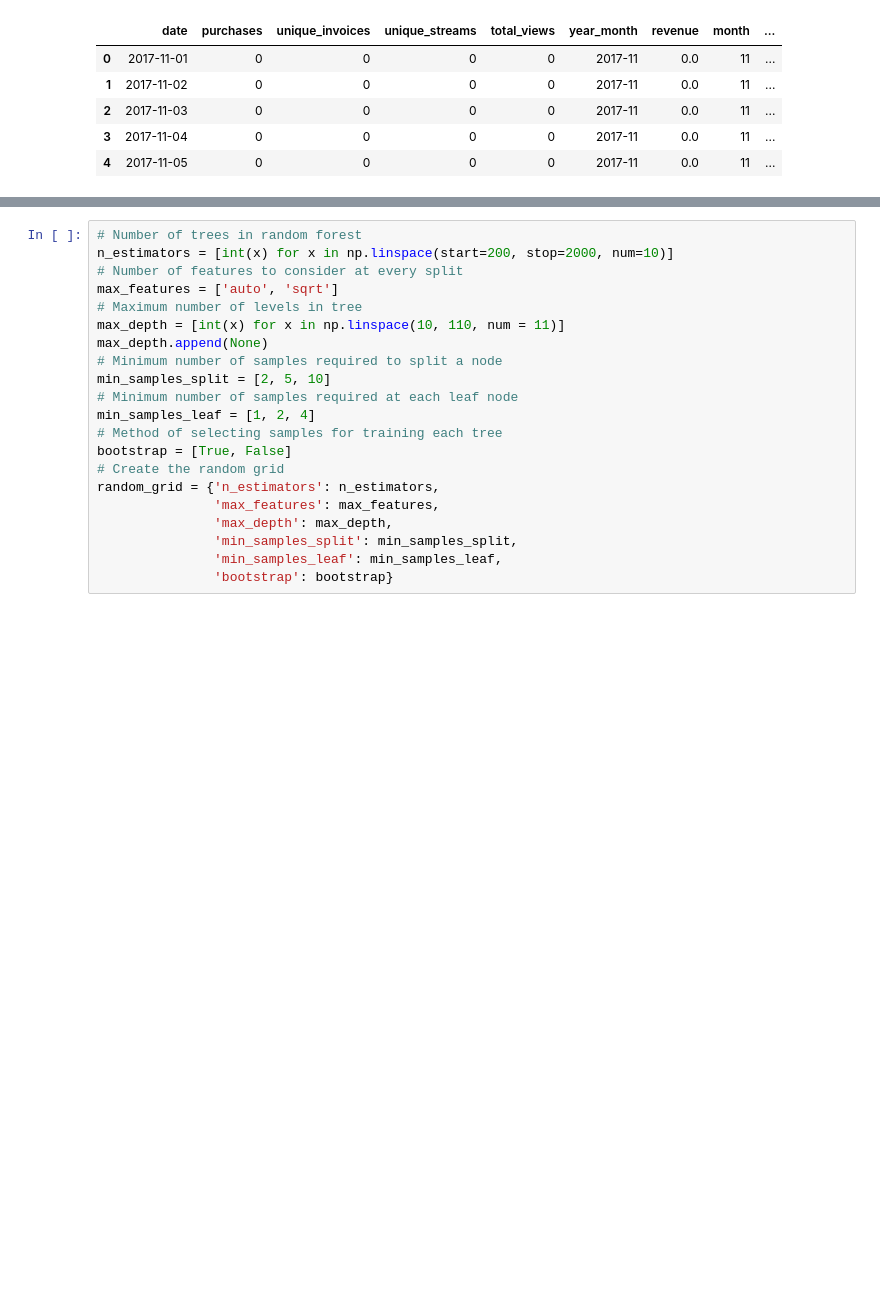
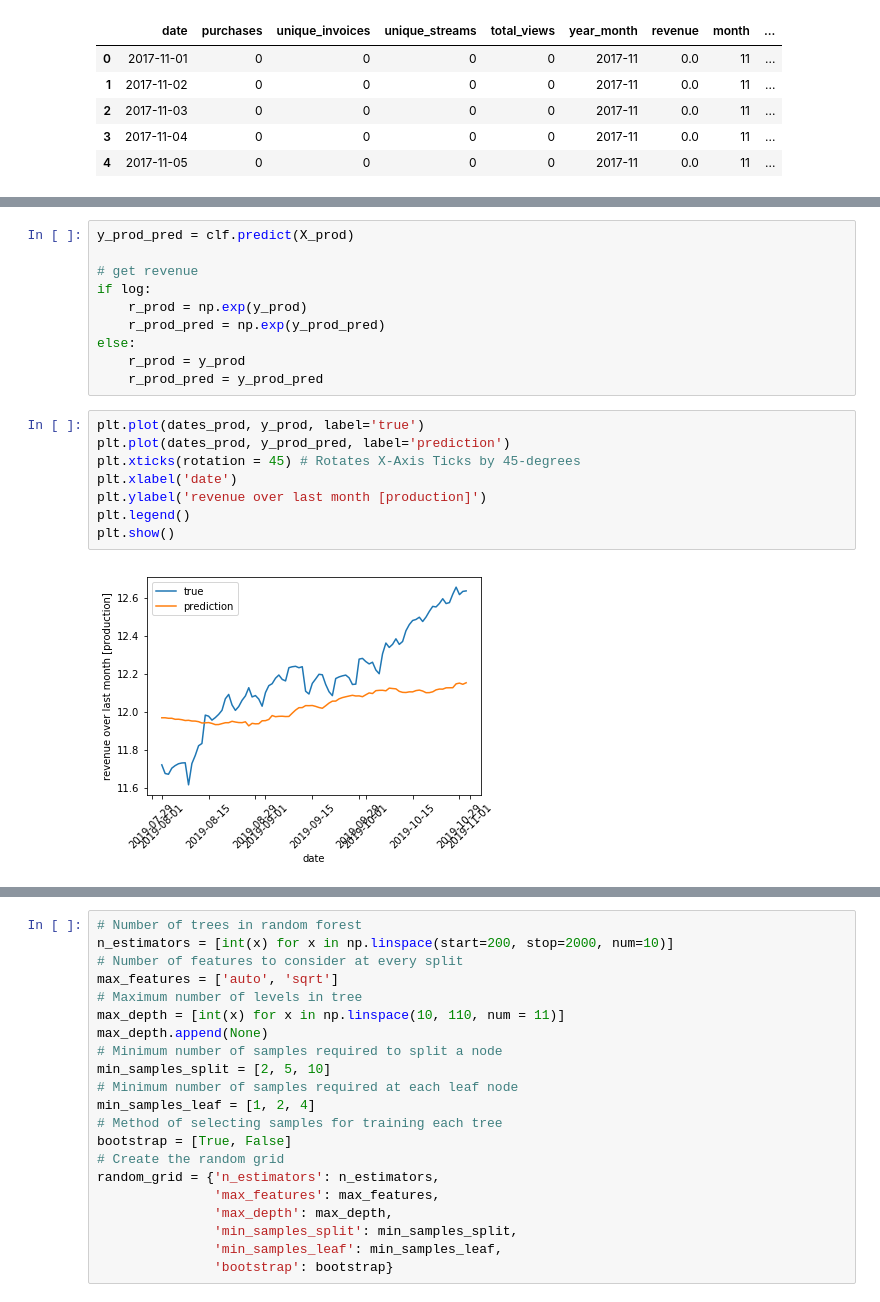
Before and after one commit to quillan86/ai-workflow-capstone, a Jupyter notebook: notebooks/model.ipynb, the cells around one changed output, grey strips where cells are left out. Drawn from its saved outputs; the diff is of its cells as text; blank space fills up the shorter version.

```diff
--- a/notebooks/model.ipynb
+++ b/notebooks/model.ipynb
@@ -363,0 +406,20 @@ print(dfi_train.shape, X_train.shape)
+# %%
+y_prod_pred = clf.predict(X_prod)
+
+# get revenue
+if log:
+    r_prod = np.exp(y_prod)
+    r_prod_pred = np.exp(y_prod_pred)
+else:
+    r_prod = y_prod
+    r_prod_pred = y_prod_pred
+# %%
+plt.plot(dates_prod, y_prod, label='true')
+plt.plot(dates_prod, y_prod_pred, label='prediction')
+plt.xticks(rotation = 45) # Rotates X-Axis Ticks by 45-degrees
+plt.xlabel('date')
+plt.ylabel('revenue over last month [production]')
+plt.legend()
+plt.show()
+# %% [output]
+[figure, added]
```
Also changed, not shown: parts of 36 cells of this notebook, 2 other files.
